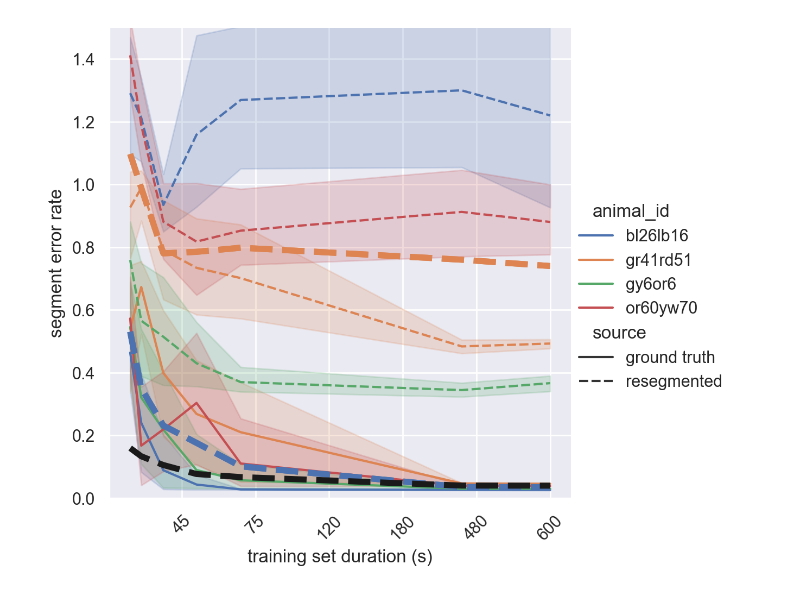
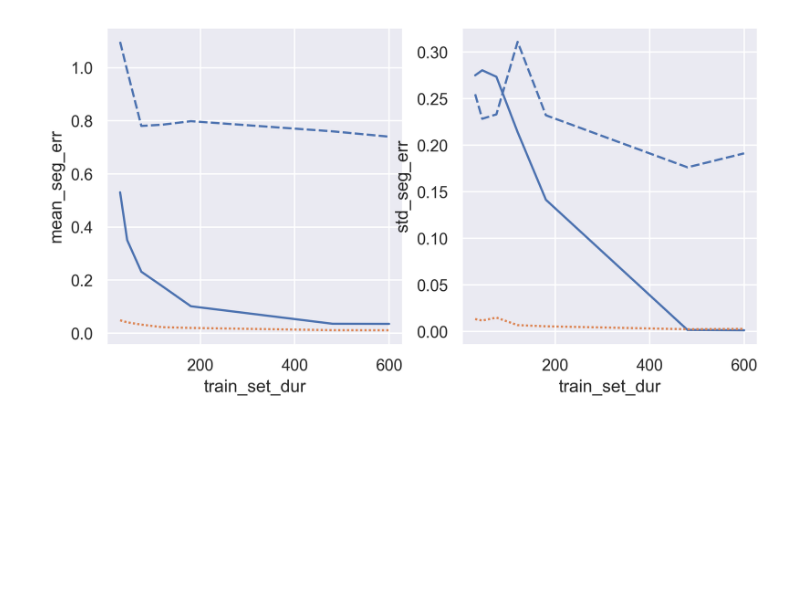
Before and after one commit to yardencsGitHub/tweetynet, a Jupyter notebook: src/scripts/hvc/hvc-figure.ipynb, the cells around one changed output. Saved outputs shown, nothing was run; the diff lists cells and outputs as text; code cells hidden in the pictures; blank space fills up the shorter version.

Commit message:
WIP: tweak src/scripts/hvc/hvc-figure.ipynb

```diff
--- a/src/scripts/hvc/hvc-figure.ipynb
+++ b/src/scripts/hvc/hvc-figure.ipynb
@@ -18,0 +42,8 @@ hvc_df['source'] = hvc_df['source'].map({'ground_truth': 'ground truth', 'resegm
+# %%
+CLEANUP = 'min_segment_dur_majority_vote'
+
+curve_df = curve_df[
+    curve_df.cleanup == CLEANUP
+]
+# %%
+all_df = pd.concat([hvc_df, curve_df])
@@ -18,0 +66,8 @@ hvc_df['source'] = hvc_df['source'].map({'ground_truth': 'ground truth', 'resegm
+# %%
+gb = all_df.groupby(by=['model', 'segmenting', 'animal_id', 'train_set_dur'])
+df_agg = gb.agg(
+    mean_seg_err = pd.NamedAgg('avg_segment_error_rate', 'mean'),
+    std_seg_err = pd.NamedAgg('avg_segment_error_rate', 'std')
+)
+
+data = df_agg.reset_index()  # ``data`` DataFrame for use with ``seaborn``
@@ -34,42 +182,49 @@ curve_df.rename(
 # %%
-g = sns.relplot(
-    data=hvc_df,
-    x='training set duration (s)',
-    y='segment error rate',
-    hue='animal_id',
-    style='source',
-    kind='line',
-)
+FIGSIZE = (8, 4)
+DPI = 300
 
-ax = g.axes[0][0]
-sns.lineplot(x='training set duration (s)',
-             y='segment error rate',
-             linestyle='dashed',
-             linewidth=4,
-             hue='source',
-             data=hvc_df, ci=None, label='mean', ax=ax, legend=False)
+fig, ax_arr = plt.subplots(nrows=1, ncols=2, figsize=FIGSIZE, dpi=DPI)
 
-sns.lineplot(x='training set duration (s)',
-             y='segment error rate',
-             linestyle='dashed',
-             linewidth=4,
-             hue='source',
-             data=hvc_df, ci=None, label='mean', ax=ax, legend=False)
+sns.lineplot(x='train_set_dur',
+             y='mean_seg_err',
+             style='segmenting',
+             hue='model',
+             data=data,
+             ci=None,
+             ax=ax_arr[0],
+             legend=False)
 
-sns.lineplot(x='training set duration (s)',
-             y='segment error rate',
-             linestyle='dashed',
-             color='k',
-             linewidth=4,
-             data=curve_df, ci=None, label='mean', ax=ax, legend=False)
+sns.lineplot(x='train_set_dur',
+             y='std_seg_err',
+             style='segmenting',
+             hue='model',
+             data=data,
+             ci=None,
+             ax=ax_arr[1],
+             legend=False)
 
-g.axes[0][0].set_ylim([0., 1.5])
+# g = sns.lineplot(x='Training set duration (s)',
+#              y='Segment error rate',
+#              linestyle='dashed',
+#              color='lawngreen',
+#              linewidth=4,
+#              data=curve_df[curve_df.cleanup == 'min_segment_dur_majority_vote'],
+#              ci='sd',
+#              label='TweetyNet',
+#              ax=ax_arr[0])
 
-g.axes[0][0].set_xticklabels(sorted(hvc_df['training set duration (s)'].unique()), rotation=45)
-g.fig.set_dpi(200)
+# g.legend(loc='center left', bbox_to_anchor=(1, 0.5))
+
+#g.axes[0][0].set_ylim([0., 1.5])
+
+# x='Training set duration (s)',
+#              y='Segment error rate',
+
+#g.axes[0][0].set_xticklabels(sorted(hvc_df['Training set duration (s)'].unique()), rotation=45)
+#g.fig.set_dpi(200)
 
 FIG_STEM = 'segment-model-results'
 
-for ext in ('eps', 'pdf', 'svg'):
-    g.fig.savefig(FIG_ROOT / f'{FIG_STEM}.{ext}');
+# for ext in ('eps', 'pdf', 'svg'):
+#     g.fig.savefig(FIG_ROOT / f'{FIG_STEM}.{ext}');
 # %% [output]
@@ -93 +231 @@ The PostScript backend does not support transparency; partially transparent arti
-[figure, old version]
+[figure, new version]
```
Also changed, not shown: parts of 12 cells of this notebook.
